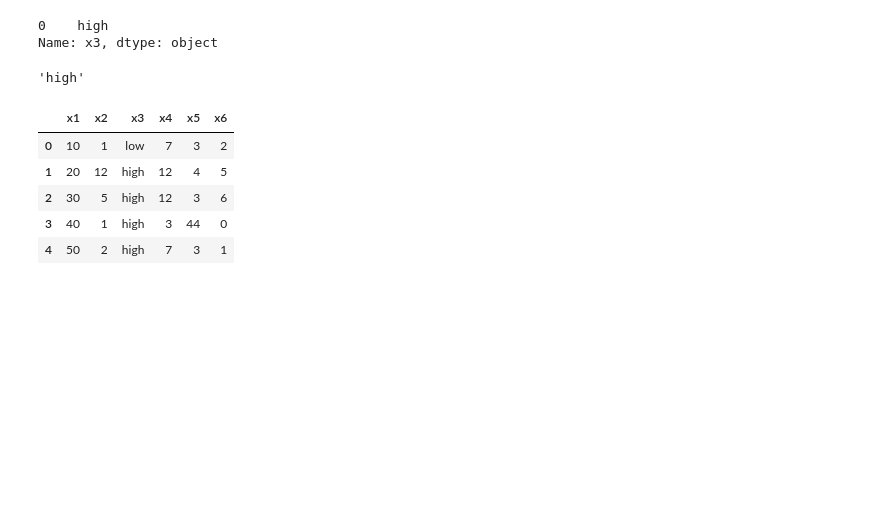
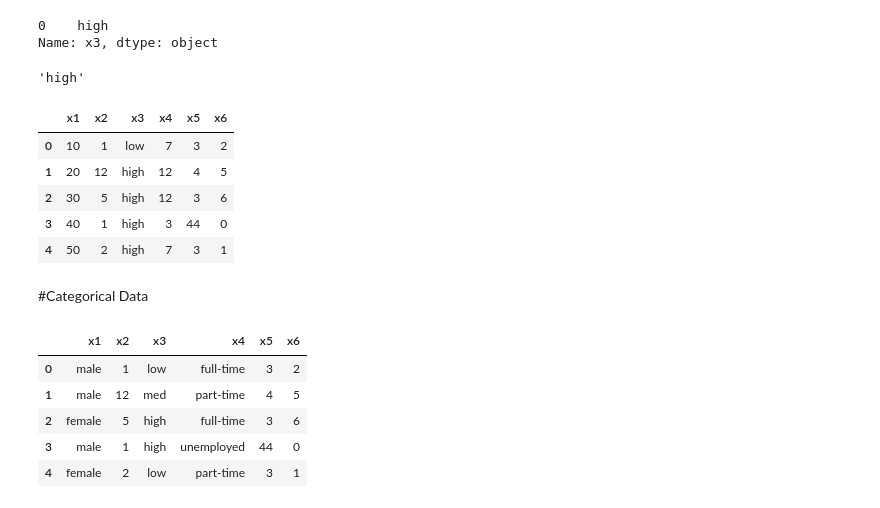
Before and after one commit to MoazzemhossainMoazz/EDGE_AI, a Jupyter notebook: Data_Preprocessing.ipynb, the cells around one changed output. Cells and saved outputs as stored; diff of their text form; code cells hidden in the pictures; blank space fills up the shorter version.

Commit message:
Added categorical data part

```diff
--- a/Data_Preprocessing.ipynb
+++ b/Data_Preprocessing.ipynb
@@ -538,6 +538,19 @@ data_2.head()
 | 2 | 30 | 5 | high | 12 | 3 | 6 |
 | 3 | 40 | 1 | high | 3 | 44 | 0 |
 | 4 | 50 | 2 | high | 7 | 3 | 1 |
+# %% [markdown]
+#Categorical Data
+# %%
+data = pd.read_csv('/content/drive/MyDrive/dataset-examples-for-presentation-20230904T084118Z-001/dataset-examples-for-presentation/data-example7.csv')
+# %%
+data.head()
+# %% [output]
+|  | x1 | x2 | x3 | x4 | x5 | x6 |
+| 0 | male | 1 | low | full-time | 3 | 2 |
+| 1 | male | 12 | med | part-time | 4 | 5 |
+| 2 | female | 5 | high | full-time | 3 | 6 |
+| 3 | male | 1 | high | unemployed | 44 | 0 |
+| 4 | female | 2 | low | part-time | 3 | 1 |
 # %%
 most_freq_val = data['x3'].mode()[0]
 # %%
```
